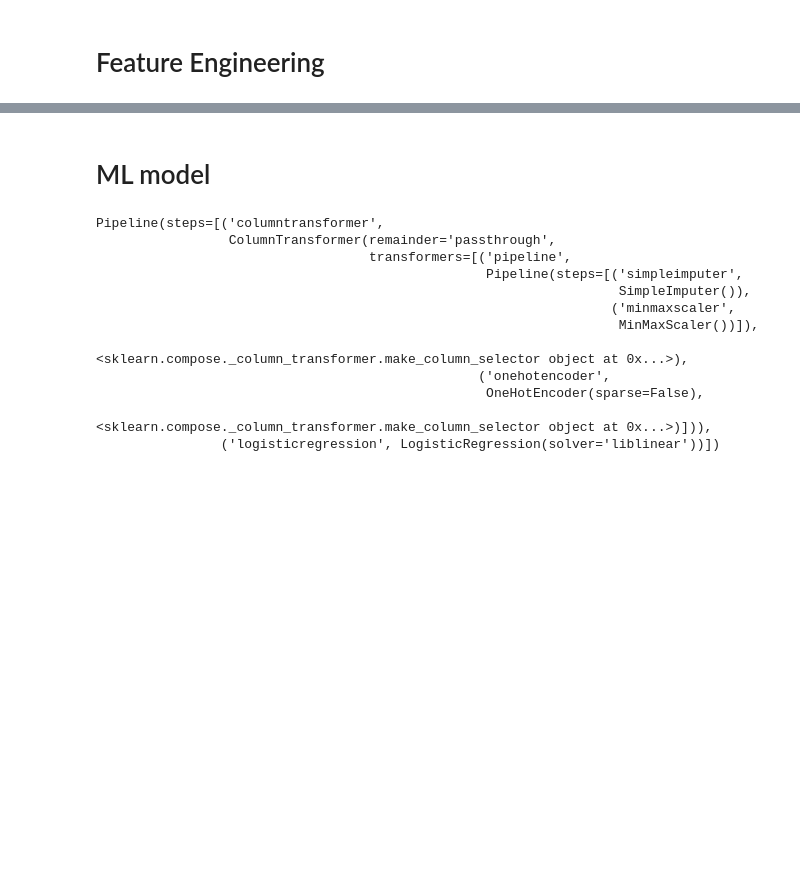
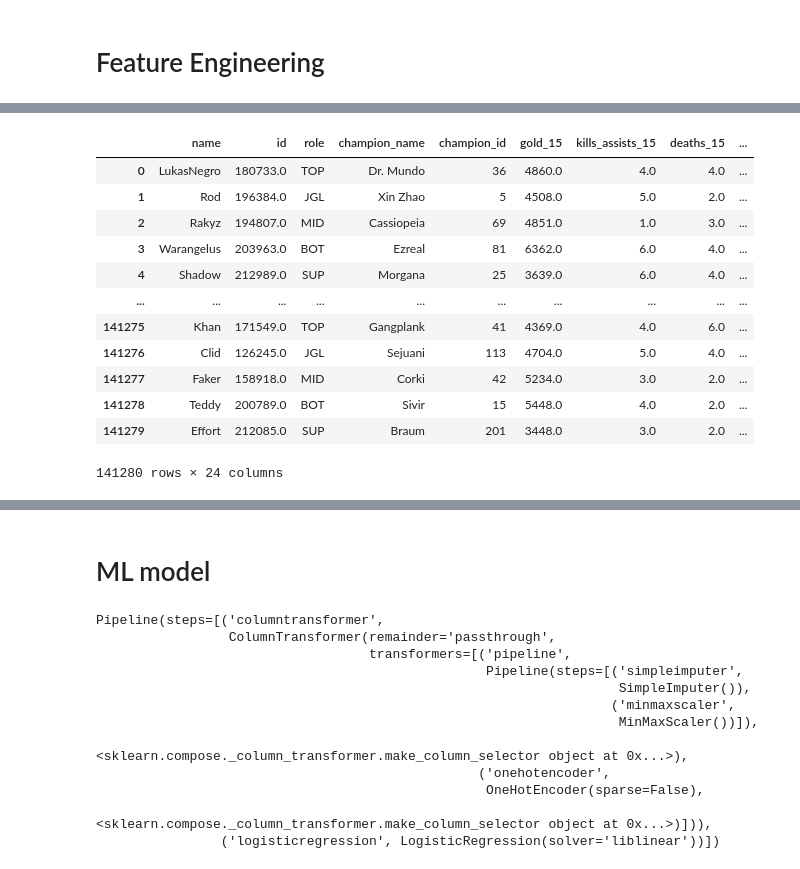
Before and after one commit to stephanyvargas/LoL_winner_predictor, a Jupyter notebook: notebooks/feature_engineer_Stephy.ipynb, the cells around one changed output, grey strips where cells are left out. Saved outputs shown, nothing was run; the diff lists cells and outputs as text; code cells hidden in the pictures; blank space fills up the shorter version.

Commit message:
Blue Champions average win rate against each of the 5 red champions (later averaged per game_id)

```diff
--- a/notebooks/feature_engineer_Stephy.ipynb
+++ b/notebooks/feature_engineer_Stephy.ipynb
@@ -155,0 +166,36 @@ float(rate_champion_vs_champion.loc[(12, 201, True)])
+# %%
+champion_x = list(df_BLUE_RED.champion_id_x)
+champion_y = list(df_BLUE_RED.champion_id_y)
+
+column1 = []
+column2 = []
+column3 = []
+column4 = []
+column5 = []
+
+for num in range(int(len(champion_x)/5)):
+    try:
+        column1.append(float(rate_champion_vs_champion.loc[(champion_x[5*num], champion_y[5*num], True)]))
+    except:
+        column1.append(0)
+    try:
+        column2.append(float(rate_champion_vs_champion.loc[(champion_x[5*num+1], champion_y[5*num+1], True)]))
+    except:
+        column2.append(0)
+    try:
+        column3.append(float(rate_champion_vs_champion.loc[(champion_x[5*num+2], champion_y[5*num+2], True)]))
+    except:
+        column3.append(0)
+    try:
+        column4.append(float(rate_champion_vs_champion.loc[(champion_x[5*num+3], champion_y[5*num+3], True)]))
+    except:
+        column4.append(0)
+    try:
+        column5.append(float(rate_champion_vs_champion.loc[(champion_x[5*num+4], champion_y[5*num+4], True)]))
+    except:
+        column5.append(0)
+
+
+"""This cell returns each blue champion winning rate per 5 of the red team champions"""
+win_rate_champion_vs_champion = pd.DataFrame(np.array([column1, column2, column3, column4, column5]).T, columns=['rate_champion_1', 'rate_champion_2', 'rate_champion_3', 'rate_champion_4', 'rate_champion_5'])
+win_rate_champion_vs_champion['blue_champ_id'] = df_BLUE_RED.champion_id_x
@@ -155,0 +218,17 @@ float(rate_champion_vs_champion.loc[(12, 201, True)])
+# %%
+"""Inlcude the average win rate of every blue champion against the 5 champions in the red team"""
+pd.merge(df_BLUE, win_rate_champion_vs_champion, left_index=True, right_index=True)
+# %% [output]
+|  | name | id | role | champion_name | champion_id | gold_15 | kills_assists_15 | deaths_15 | ... |
+| 0 | LukasNegro | 180733.0 | TOP | Dr. Mundo | 36 | 4860.0 | 4.0 | 4.0 | ... |
+| 1 | Rod | 196384.0 | JGL | Xin Zhao | 5 | 4508.0 | 5.0 | 2.0 | ... |
+| 2 | Rakyz | 194807.0 | MID | Cassiopeia | 69 | 4851.0 | 1.0 | 3.0 | ... |
+| 3 | Warangelus | 203963.0 | BOT | Ezreal | 81 | 6362.0 | 6.0 | 4.0 | ... |
+| 4 | Shadow | 212989.0 | SUP | Morgana | 25 | 3639.0 | 6.0 | 4.0 | ... |
+| ... | ... | ... | ... | ... | ... | ... | ... | ... | ... |
+| 141275 | Khan | 171549.0 | TOP | Gangplank | 41 | 4369.0 | 4.0 | 6.0 | ... |
+| 141276 | Clid | 126245.0 | JGL | Sejuani | 113 | 4704.0 | 5.0 | 4.0 | ... |
+| 141277 | Faker | 158918.0 | MID | Corki | 42 | 5234.0 | 3.0 | 2.0 | ... |
+| 141278 | Teddy | 200789.0 | BOT | Sivir | 15 | 5448.0 | 4.0 | 2.0 | ... |
+| 141279 | Effort | 212085.0 | SUP | Braum | 201 | 3448.0 | 3.0 | 2.0 | ... |
+141280 rows × 24 columns
```
Also changed, not shown: parts of 35 cells of this notebook.
